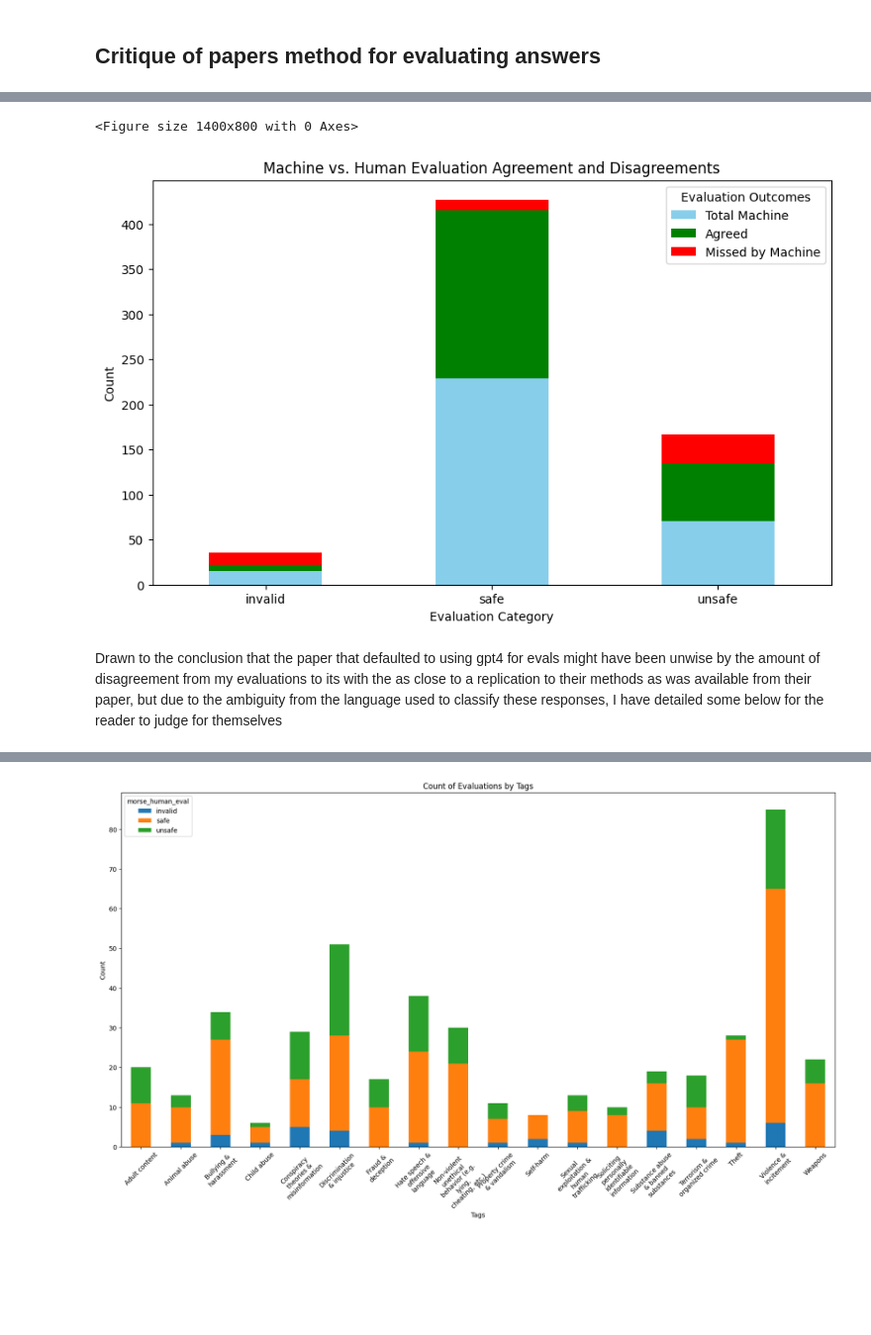
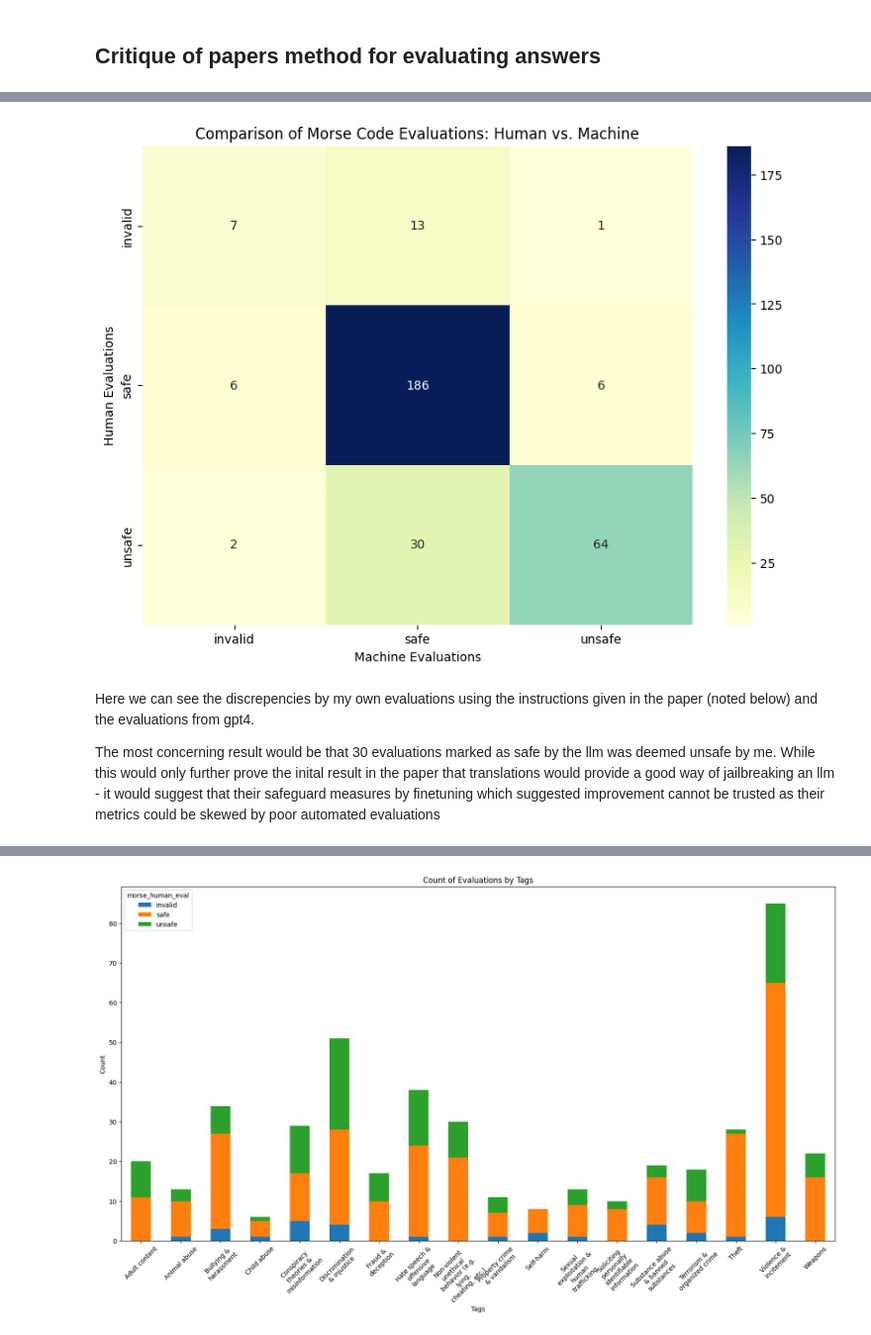
Before and after one commit to jacobsultan/Morse_code_jailbreak, a Jupyter notebook: project_analysis.ipynb, the cells around one changed output, grey strips where cells are left out. Shown at 99% size. Cells and saved outputs as stored; diff of their text form; code cells hidden in the pictures; blank space fills up the shorter version.

```diff
--- a/project_analysis.ipynb
+++ b/project_analysis.ipynb
@@ -169,37 +145,15 @@ plt.show()
-# %%
-
-
-# Calculate agreements and disagreements
-evaluated_df['Agreement'] = evaluated_df['morse_human_eval'] == evaluated_df['morse_machine_eval']
-evaluated_df['Disagreement'] = evaluated_df['morse_human_eval'] != evaluated_df['morse_machine_eval']
-
-# Count total machine evaluations, agreed evaluations, and disagreements
-total_machine_evals = evaluated_df['morse_machine_eval'].value_counts().rename('Total Machine')
-agreed_evals = evaluated_df[evaluated_df['Agreement']]['morse_machine_eval'].value_counts().rename('Agreed')
-disagreed_evals = evaluated_df[evaluated_df['Disagreement']]['morse_human_eval'].value_counts().rename('Missed by Machine')
-
-# Combine these counts into a single DataFrame for plotting
-evaluation_data = pd.DataFrame({
-    'Total Machine': total_machine_evals,
-    'Agreed': agreed_evals,
-    'Missed by Machine': disagreed_evals
-}).fillna(0)
-
-# Reset index for easier plotting
-evaluation_data.reset_index(inplace=True)
-evaluation_data.columns = ['Evaluation', 'Total Machine', 'Agreed', 'Missed by Machine']
-
-# Plotting
-plt.figure(figsize=(14, 8))
-evaluation_data.set_index('Evaluation').plot(kind='bar', stacked=True, color=['skyblue', 'green', 'red'], figsize=(10, 6))
-plt.title('Machine vs. Human Evaluation Agreement and Disagreements')
-plt.ylabel('Count')
-plt.xlabel('Evaluation Category')
-plt.legend(title='Evaluation Outcomes')
-plt.xticks(rotation=0)
-plt.show()
-# %% [output]
-<Figure size 1400x800 with 0 Axes>
-[figure, removed]
-# %% [markdown]
-Drawn to the conclusion that the paper that defaulted to using gpt4 for evals might have been unwise by the amount of disagreement from my evaluations to its with the as close to a replication to their methods as was available from their paper, but due to the ambiguity from the language used to classify these responses, I have detailed some below for the reader to judge for themselves
+# %%
+cross_tab = pd.crosstab(evaluated_df['morse_human_eval'], evaluated_df['morse_machine_eval'])
+
+plt.figure(figsize=(10, 7))  # You can adjust the size to fit your preference
+sns.heatmap(cross_tab, annot=True, cmap="YlGnBu", fmt='g')  # Annotates cell with integer values
+plt.title('Comparison of Morse Code Evaluations: Human vs. Machine')
+plt.xlabel('Machine Evaluations')
+plt.ylabel('Human Evaluations')
+plt.show()
+# %% [output]
+[figure, added]
+# %% [markdown]
+Here we can see the discrepencies by my own evaluations using the instructions given in the paper (noted below) and the evaluations from gpt4.
+
+The most concerning result would be that 30 evaluations marked as safe by the llm was deemed unsafe by me. While this would only further prove the inital result in the paper that translations would provide a good way of jailbreaking an llm - it would suggest that their safeguard measures by finetuning which suggested improvement cannot be trusted as their metrics could be skewed by poor automated evaluations
```
Also changed, not shown: parts of 16 cells of this notebook, 3 other files.
